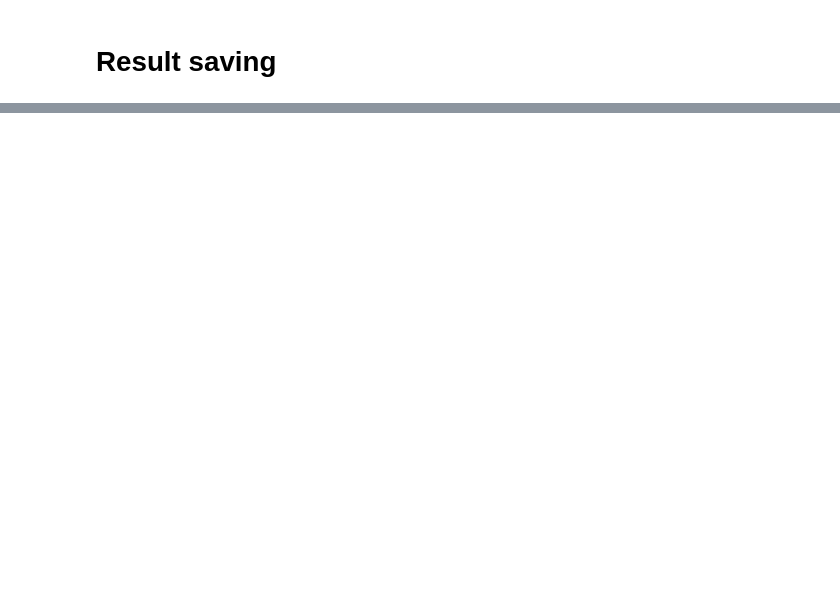
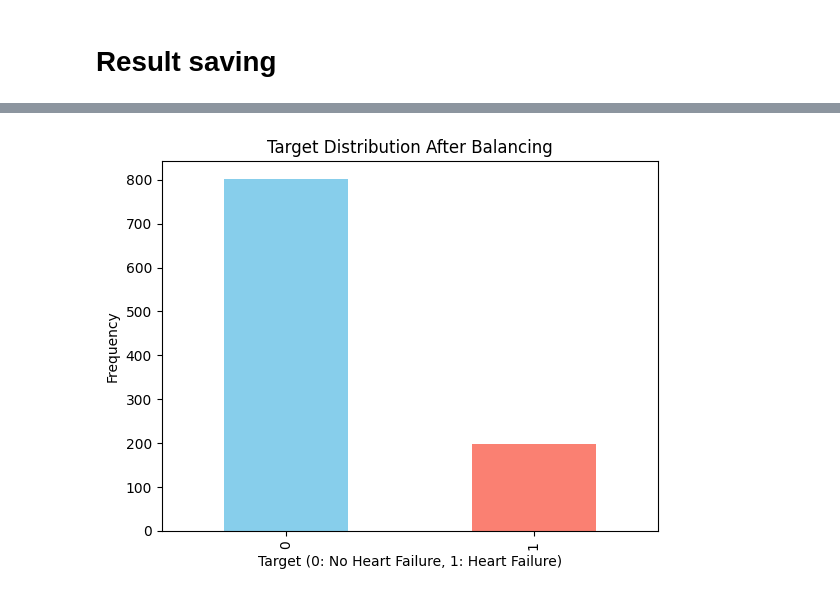
Before and after one commit to MumeiHito/signate_1394, a Jupyter notebook: main.ipynb, the cells around one changed output, grey strips where cells are left out. Saved outputs shown, nothing was run; the diff lists cells and outputs as text; code cells hidden in the pictures; blank space fills up the shorter version.

```diff
--- a/main.ipynb
+++ b/main.ipynb
@@ -521,0 +635,9 @@ Number of differing answers: 60
+# %%
+# Visualize the distribution of the target variable after balancing
+y.value_counts().plot(kind='bar', color=['skyblue', 'salmon'])
+plt.title('Target Distribution After Balancing')
+plt.ylabel('Frequency')
+plt.xlabel('Target (0: No Heart Failure, 1: Heart Failure)')
+plt.show()
+# %% [output]
+[figure, added]
```
Also changed, not shown: parts of 15 cells of this notebook.
